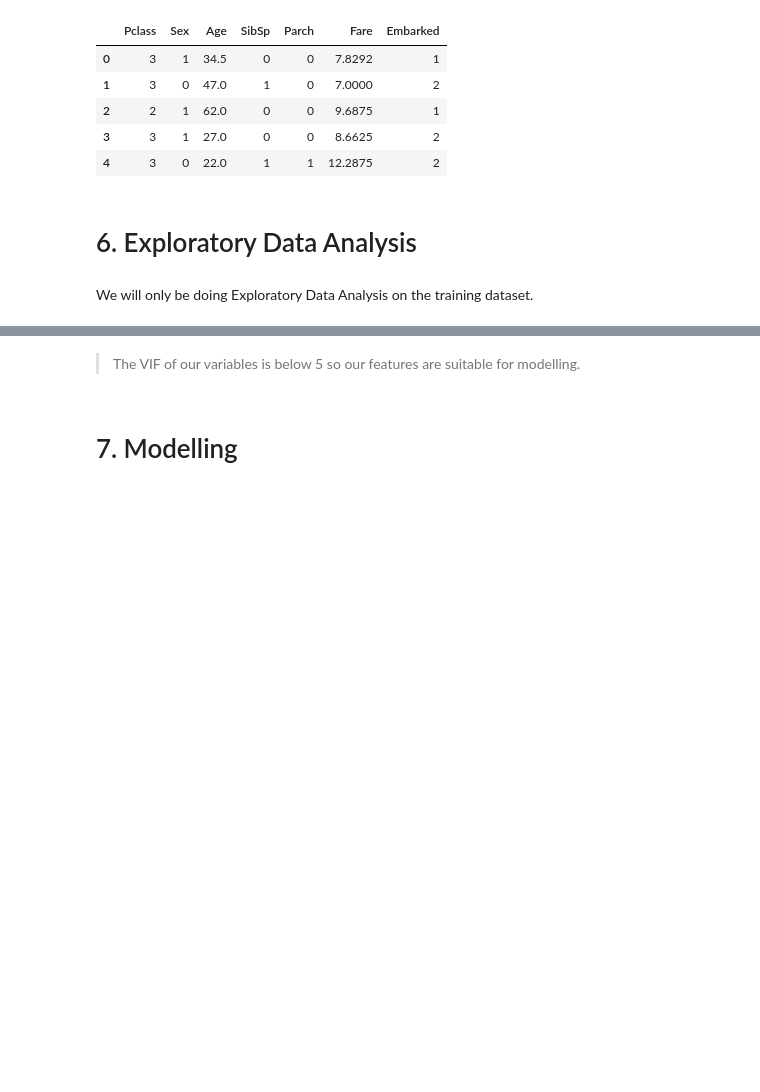
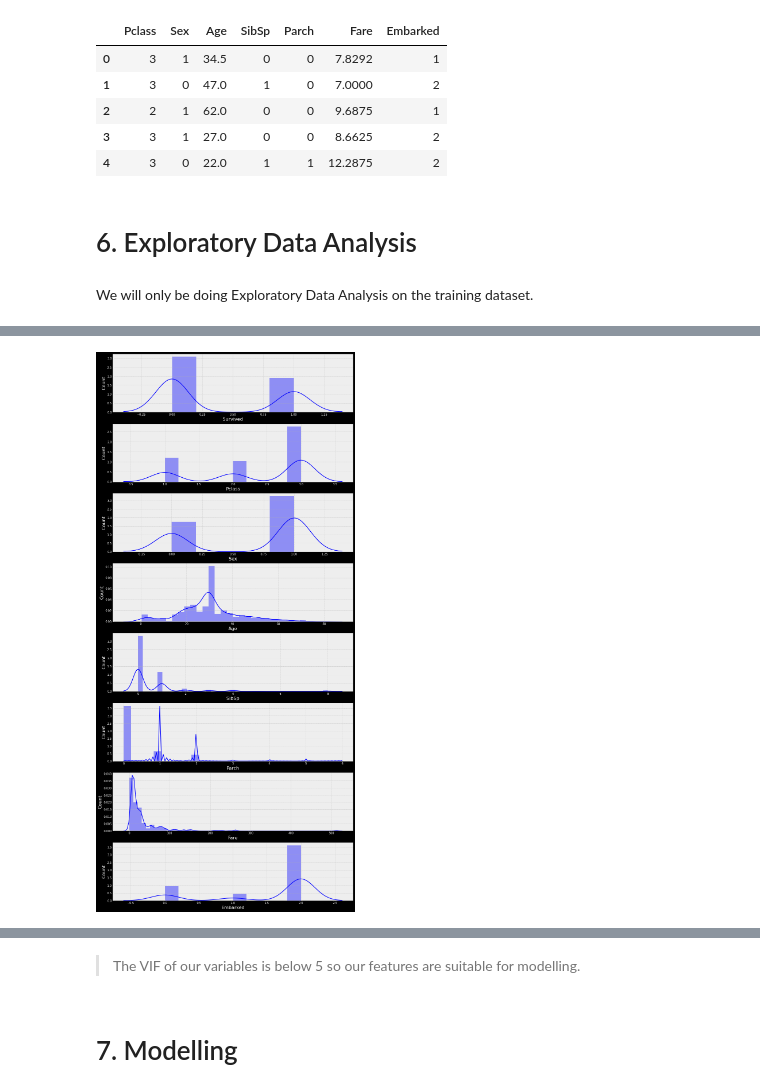
Before and after one commit to peterzk/IP-Week-9, a Jupyter notebook: KNN_Titanic_Dataset.ipynb, the cells around one changed output, grey strips where cells are left out. Drawn from its saved outputs; the diff is of its cells as text; code cells hidden in the pictures; blank space fills up the shorter version.

```diff
--- a/KNN_Titanic_Dataset.ipynb
+++ b/KNN_Titanic_Dataset.ipynb
@@ -216,3 +222,20 @@ titanic_train.describe()
 | 50% | 0.000000 | 3.000000 | 1.000000 | 29.642093 | 0.000000 | 0.000000 | 14.454200 | 2.000000 |
 | 75% | 1.000000 | 3.000000 | 1.000000 | 35.000000 | 1.000000 | 0.000000 | 31.000000 | 2.000000 |
 | max | 1.000000 | 3.000000 | 1.000000 | 80.000000 | 8.000000 | 6.000000 | 512.329200 | 2.000000 |
+# %%
+# Plotting the frequency distribution plots
+plt.style.use('dark_background')
+plt.style.use('bmh')
+
+columns = titanic_train.columns.tolist()
+
+fig, ax = plt.subplots(len(titanic_train.columns), figsize=(15,35))
+
+for i, col_val in enumerate(titanic_train):
+  sns.distplot(titanic_train[col_val], hist=True, ax=ax[i], color='blue')
+  ax[i].set_xlabel(col_val, fontsize=16)
+  ax[i].set_ylabel('Count', fontsize=16)
+
+plt.show()
+# %% [output]
+[figure, added]
```
Also changed, not shown: parts of 23 cells of this notebook.
